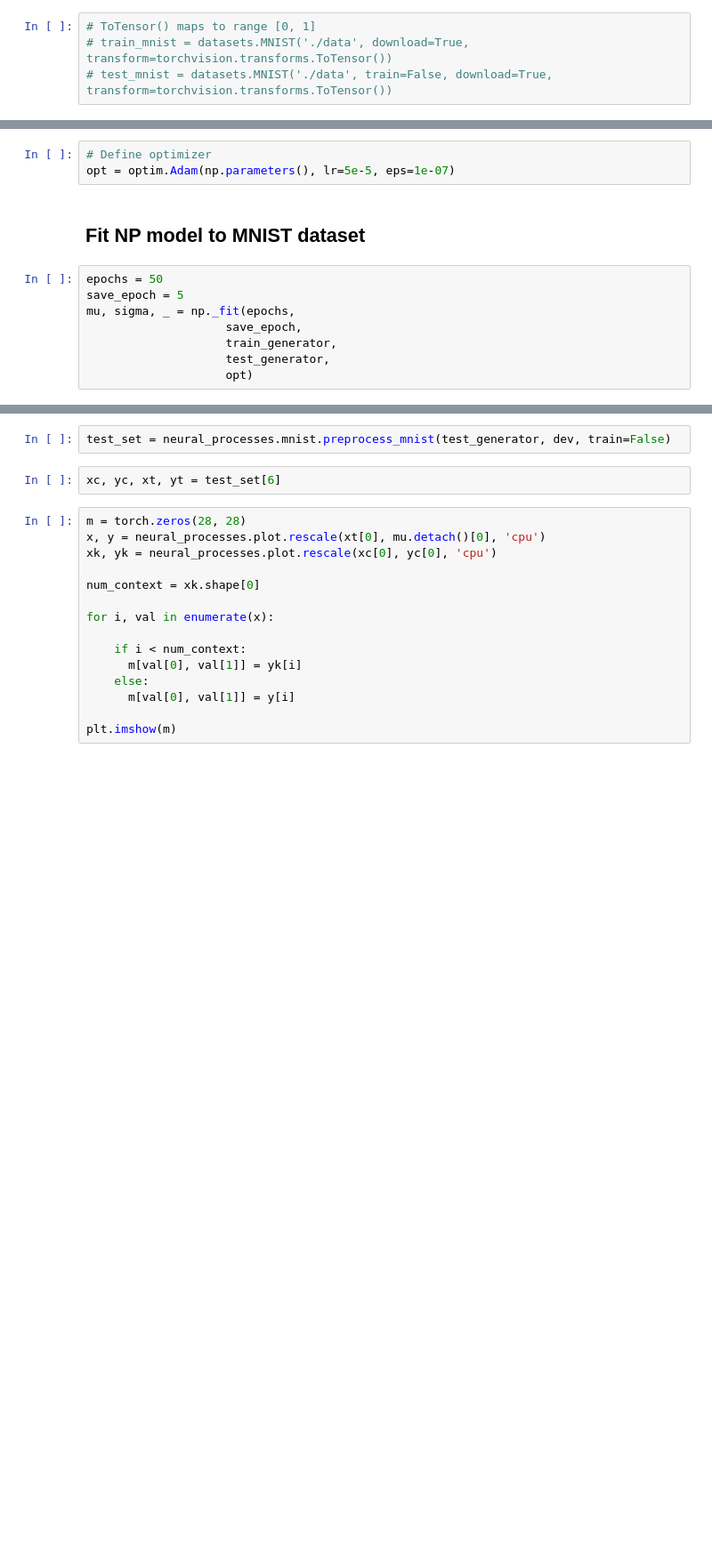
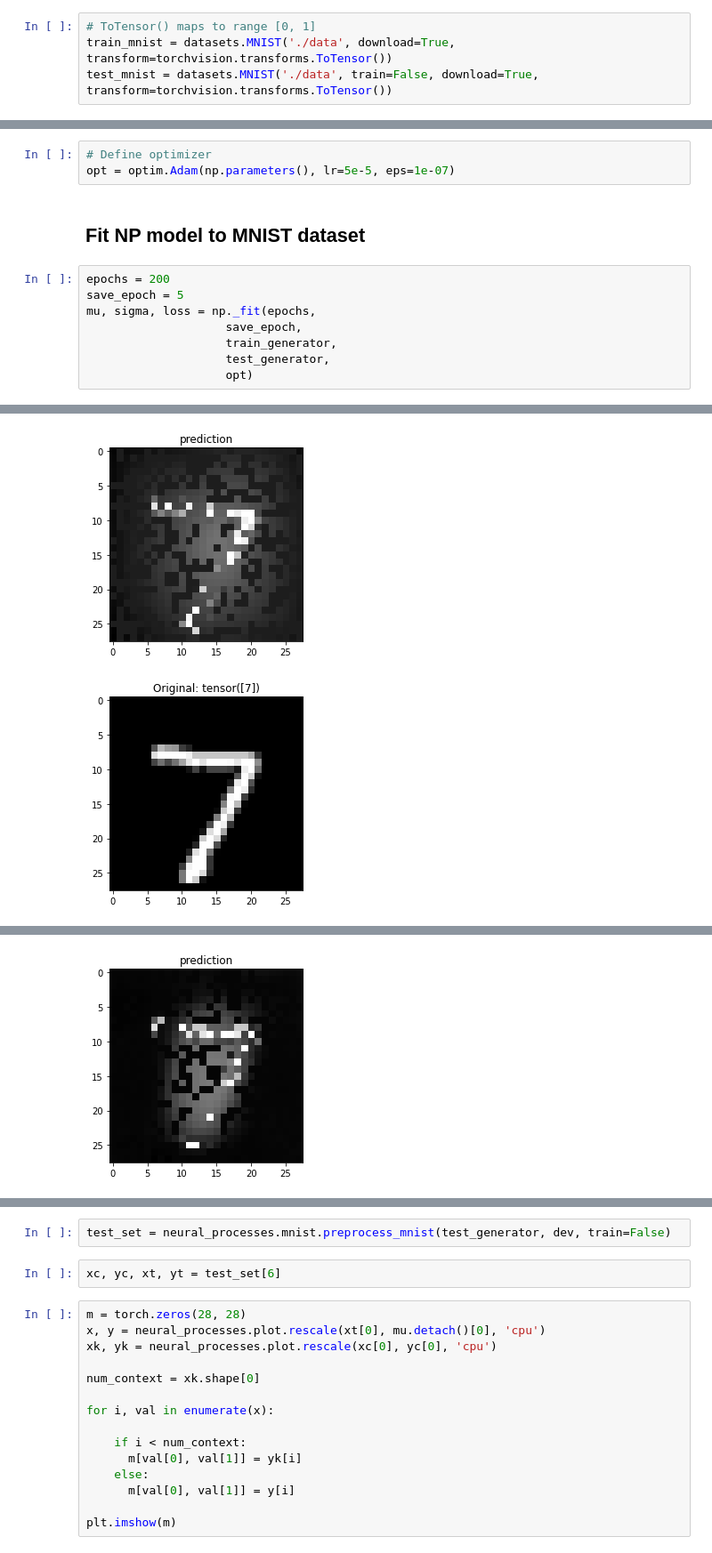
Before and after one commit to rodrigobdz/neural-processes, a Jupyter notebook: neural-processes.ipynb, the cells around one changed output, grey strips where cells are left out. Shown: that part at 89% size. Cells and saved outputs as stored; diff of their text form; blank space fills up the shorter version.

```diff
--- a/neural-processes.ipynb
+++ b/neural-processes.ipynb
@@ -213,5 +195,5 @@ for i in range(len(test_list)):
 # Neural Processes for MNIST
 # %%
 # ToTensor() maps to range [0, 1]
-# train_mnist = datasets.MNIST('./data', download=True, transform=torchvision.transforms.ToTensor())
-# test_mnist = datasets.MNIST('./data', train=False, download=True, transform=torchvision.transforms.ToTensor())
+train_mnist = datasets.MNIST('./data', download=True, transform=torchvision.transforms.ToTensor())
+test_mnist = datasets.MNIST('./data', train=False, download=True, transform=torchvision.transforms.ToTensor())
@@ -275,10 +255,11 @@ opt = optim.Adam(np.parameters(), lr=5e-5, eps=1e-07)
 # %% [markdown]
 ## Fit NP model to MNIST dataset
 # %%
-epochs = 50
+epochs = 200
 save_epoch = 5
-mu, sigma, _ = np._fit(epochs,
+mu, sigma, loss = np._fit(epochs,
                     save_epoch,
                     train_generator,
                     test_generator,
                     opt)
+# %% [output]
@@ -284,0 +271,2 @@ mu, sigma, _ = np._fit(epochs,
+[figure, added]
+[figure, added]
@@ -284,0 +290 @@ mu, sigma, _ = np._fit(epochs,
+[figure, added]
```
Also changed, not shown: parts of 20 cells of this notebook, 2 other files.
